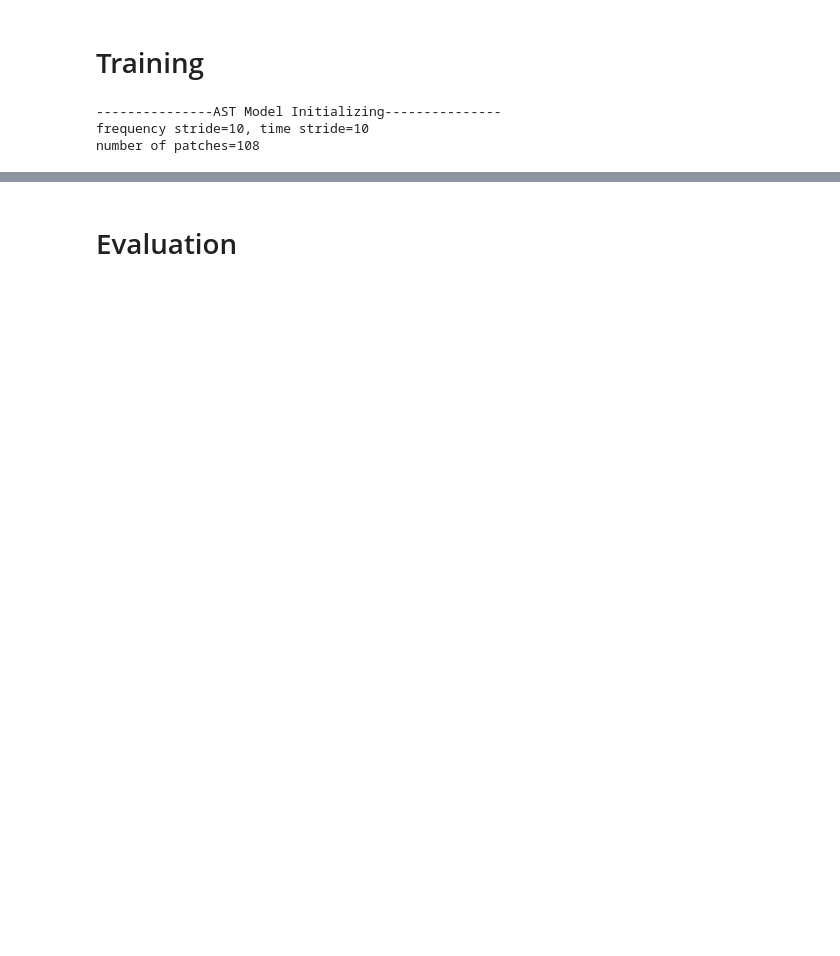
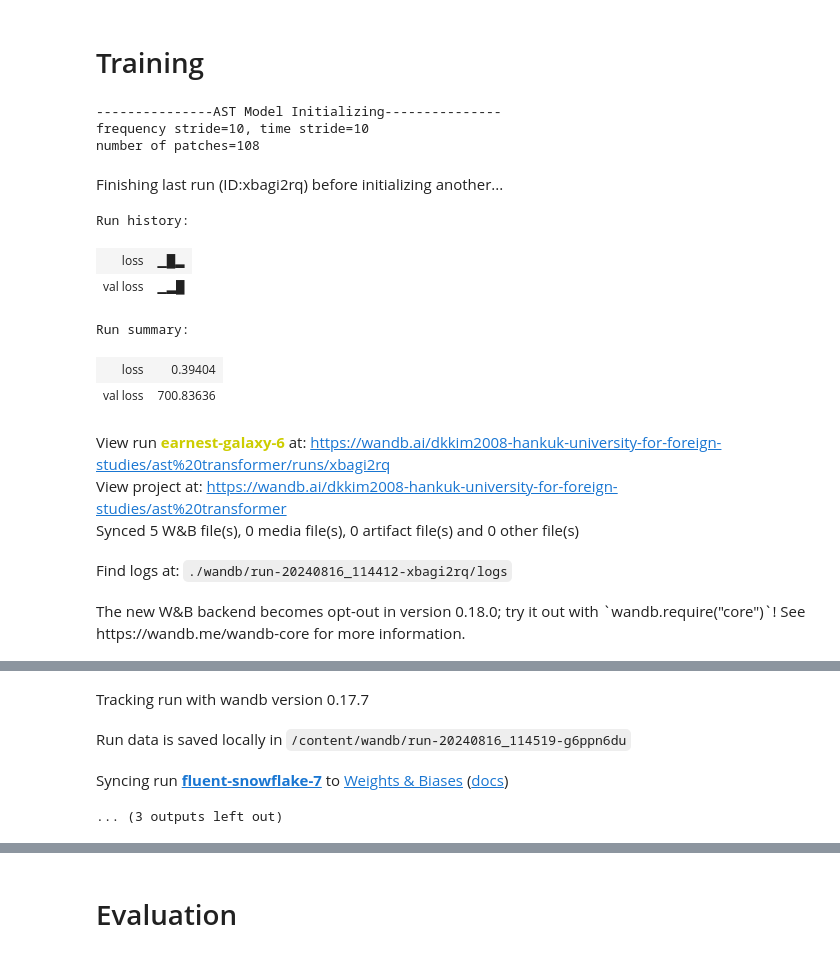
Before and after one commit to kimdonggyu2008/deep_daiv_-, a Jupyter notebook: Week1_HW.ipynb, the cells around one changed output, grey strips where cells are left out. Drawn from its saved outputs; the diff is of its cells as text; code cells hidden in the pictures; blank space fills up the shorter version.

```diff
--- a/Week1_HW.ipynb
+++ b/Week1_HW.ipynb
@@ -432,3 +536,27 @@ init_loss = 991229 # Random high number
 ---------------AST Model Initializing---------------
 frequency stride=10, time stride=10
 number of patches=108
+# %%
+wandb.init(
+    project="ast transformer",
+    config={
+        "learning_rate":0.0002,
+        "architecture":"transformer",
+        "dataset":"ast",
+        "epochs":30,
+        'weight_decay': 1e-4,
+    }
+)
+# %% [output]
+Finishing last run (ID:xbagi2rq) before initializing another...
+Run history:
+| loss | ▁█▂ |
+| val loss | ▁▂█ |
+Run summary:
+| loss | 0.39404 |
+| val loss | 700.83636 |
+View run earnest-galaxy-6 at: https://wandb.ai/dkkim2008-hankuk-university-for-foreign-studies/ast%20transformer/runs/xbagi2rq
+View project at: https://wandb.ai/dkkim2008-hankuk-university-for-foreign-studies/ast%20transformer
+Synced 5 W&B file(s), 0 media file(s), 0 artifact file(s) and 0 other file(s)
+Find logs at: ./wandb/run-20240816_114412-xbagi2rq/logs
+The new W&B backend becomes opt-out in version 0.18.0; try it out with `wandb.require("core")`! See https://wandb.me/wandb-core for more information.
@@ -435 +564,5 @@ number of patches=108
+Tracking run with wandb version 0.17.7
+Run data is saved locally in /content/wandb/run-20240816_114519-g6ppn6du
+Syncing run fluent-snowflake-7 to Weights & Biases (docs)
+... (3 outputs left out)
 # %%
```
Also changed, not shown: parts of 21 cells of this notebook.
